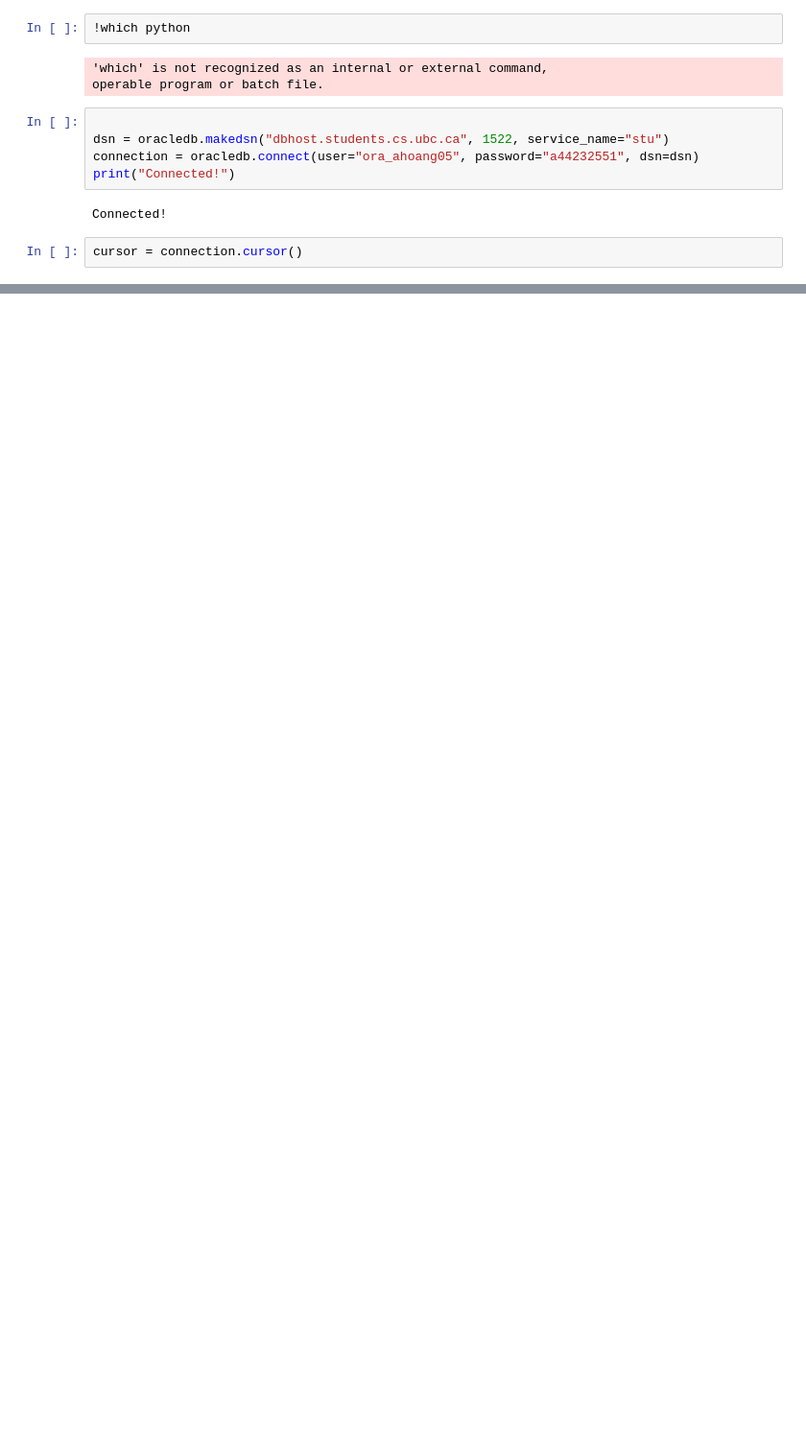
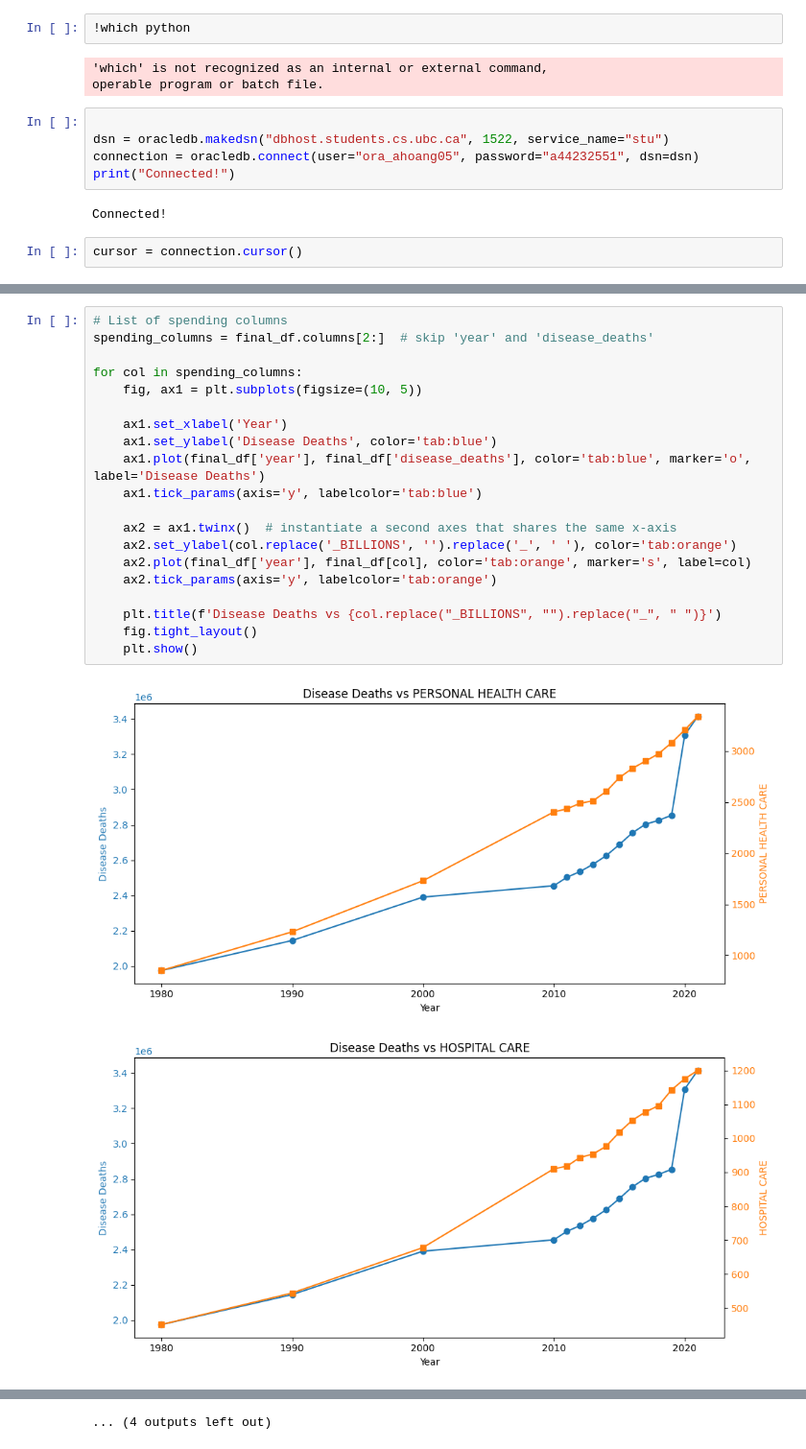
Before and after one commit to the-anh-hoang/insurance_analysis, a Jupyter notebook: connection.ipynb, the cells around one changed output, grey strips where cells are left out. Shown at 96% size. Saved outputs shown, nothing was run; the diff lists cells and outputs as text; blank space fills up the shorter version.

```diff
--- a/connection.ipynb
+++ b/connection.ipynb
@@ -58,0 +187,23 @@ connection.close()
+# %%
+# List of spending columns
+spending_columns = final_df.columns[2:]  # skip 'year' and 'disease_deaths'
+
+for col in spending_columns:
+    fig, ax1 = plt.subplots(figsize=(10, 5))
+
+    ax1.set_xlabel('Year')
+    ax1.set_ylabel('Disease Deaths', color='tab:blue')
+    ax1.plot(final_df['year'], final_df['disease_deaths'], color='tab:blue', marker='o', label='Disease Deaths')
+    ax1.tick_params(axis='y', labelcolor='tab:blue')
+
+    ax2 = ax1.twinx()  # instantiate a second axes that shares the same x-axis
+    ax2.set_ylabel(col.replace('_BILLIONS', '').replace('_', ' '), color='tab:orange')
+    ax2.plot(final_df['year'], final_df[col], color='tab:orange', marker='s', label=col)
+    ax2.tick_params(axis='y', labelcolor='tab:orange')
+
+    plt.title(f'Disease Deaths vs {col.replace("_BILLIONS", "").replace("_", " ")}')
+    fig.tight_layout()
+    plt.show()
+# %% [output]
+[figure, added]
+[figure, added]
@@ -58,0 +220 @@ connection.close()
+... (4 outputs left out)
```
Also changed, not shown: parts of 25 cells of this notebook.
